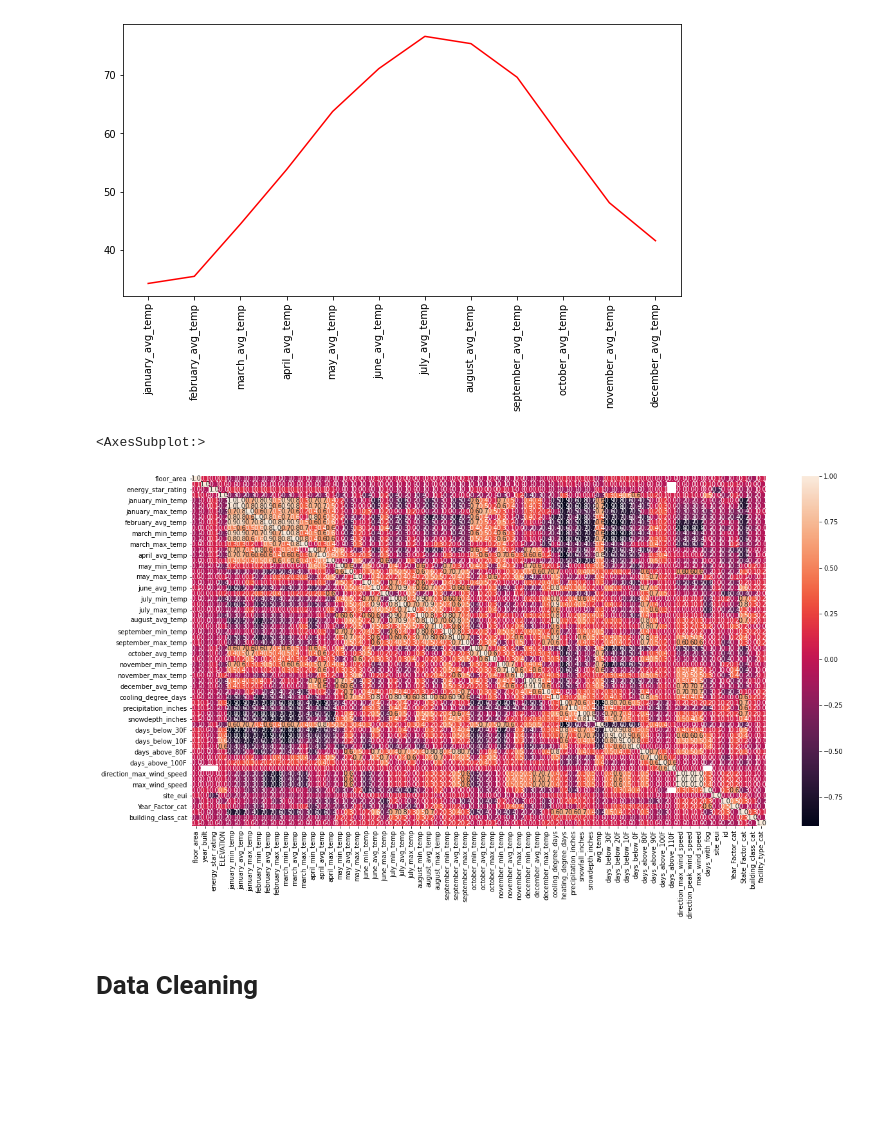
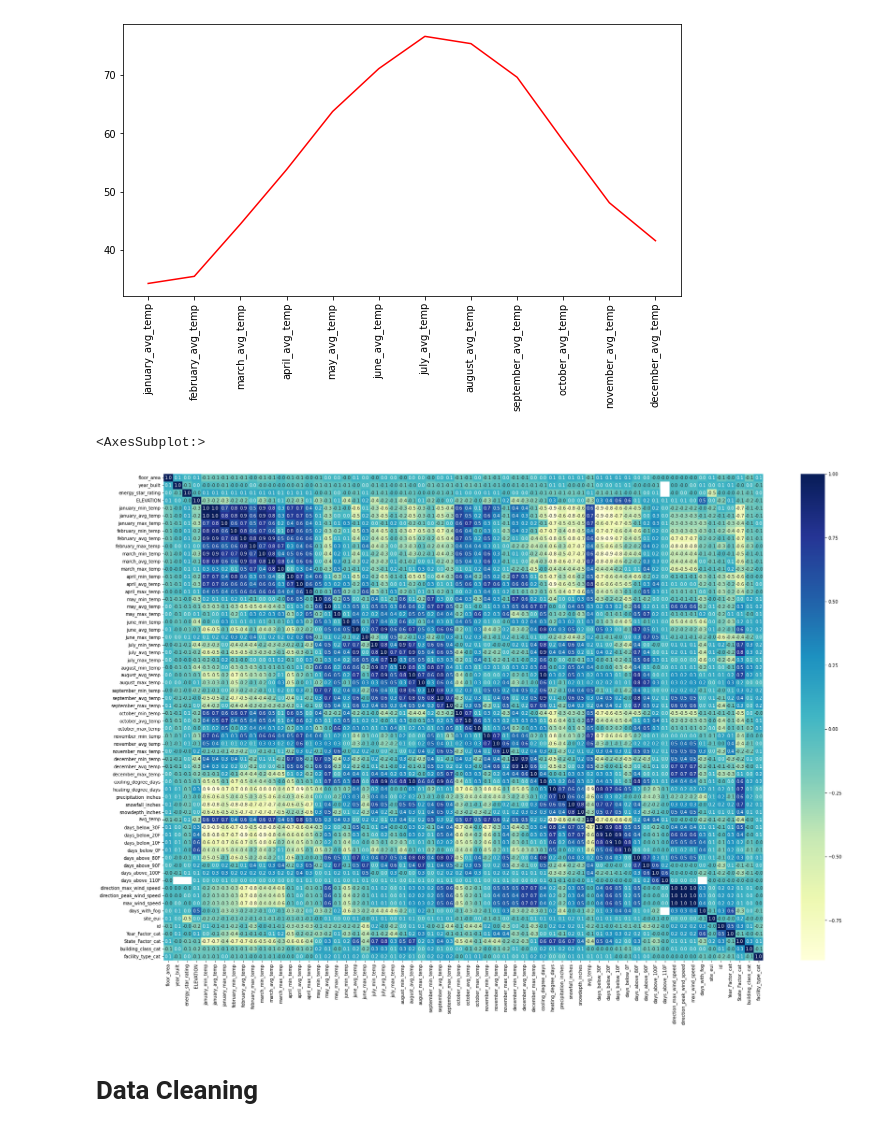
Before and after one commit to SadiqueAbdullah/WIDS_Datathon2022, a Jupyter notebook: wids-datathon2022.ipynb, the cells around one changed output. Cells and saved outputs as stored; diff of their text form; code cells hidden in the pictures; blank space fills up the shorter version.

```diff
--- a/wids-datathon2022.ipynb
+++ b/wids-datathon2022.ipynb
@@ -275,12 +275,12 @@ plt.xticks(rotation = 90)
   Text(0, 0, '')])
 [figure]
 # %%
-plt.figure(figsize=(20,10))
+plt.figure(figsize=(30,20))
 ix = df.corr()
-sns.heatmap(ix,annot=True,fmt='.1f')
+sns.heatmap(ix, cmap = 'YlGnBu', annot=True,fmt='.1f')
 # %% [output]
 <AxesSubplot:>
-[figure, old version]
+[figure, new version]
 # %% [markdown]
 # **Data Cleaning**
 # %% [markdown]
```
Also changed, not shown: parts of 1 cell of this notebook.
